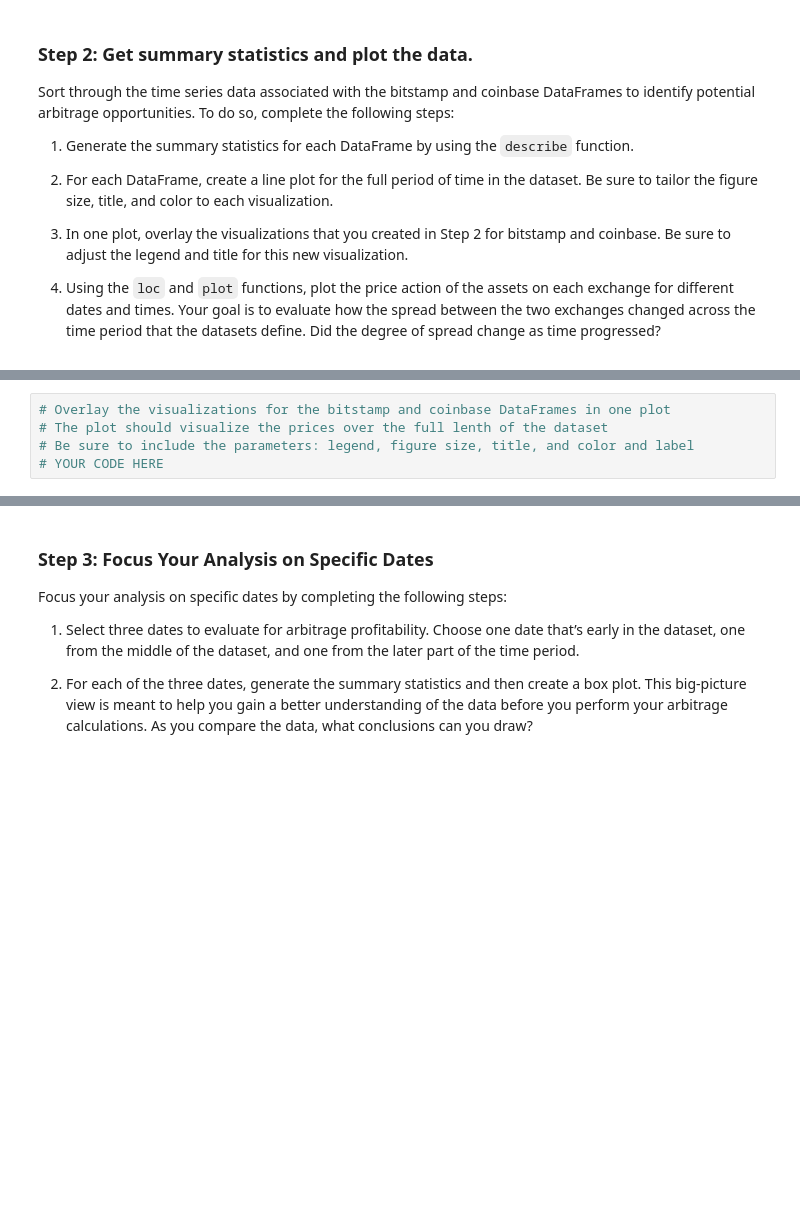
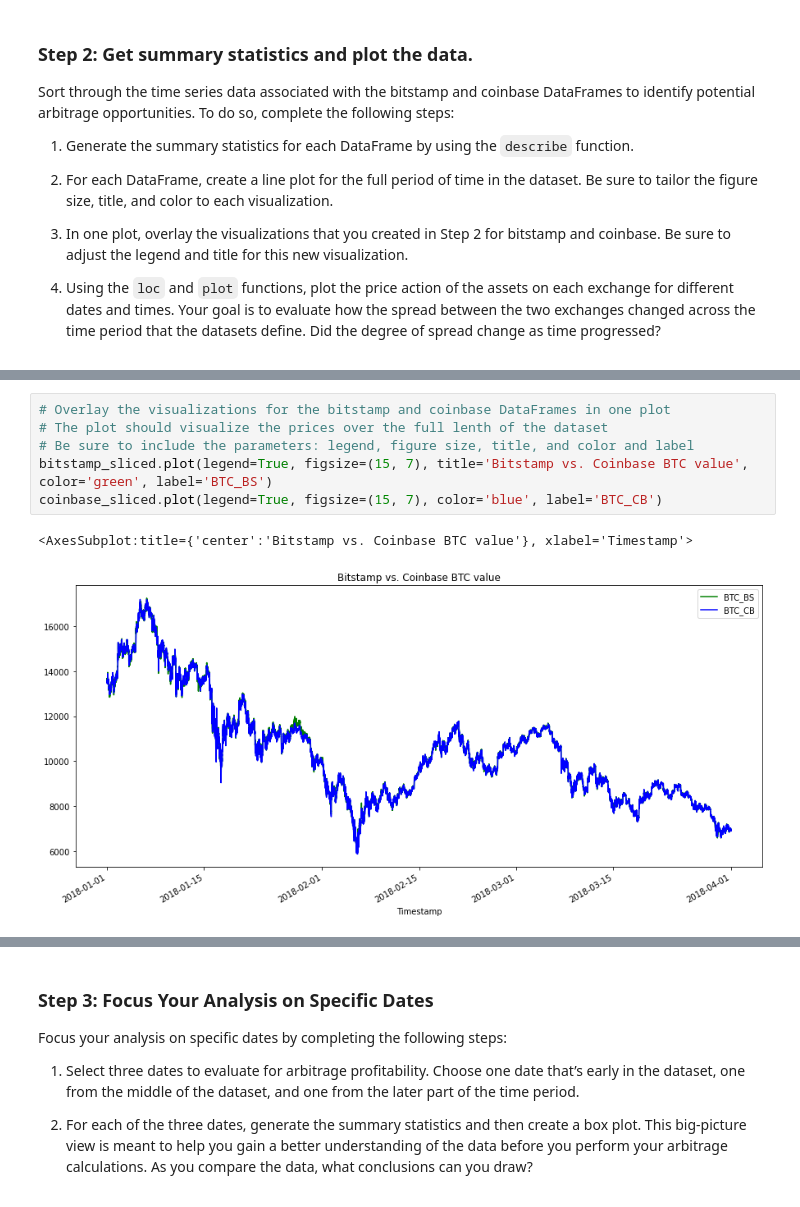
Before and after one commit to davidlp94/03_DLP_Bitcoin_arbitrage_application, a Jupyter notebook: crypto_arbitrage.ipynb, the cells around one changed output, grey strips where cells are left out. Cells and saved outputs as stored; diff of their text form; blank space fills up the shorter version.

```diff
--- a/crypto_arbitrage.ipynb
+++ b/crypto_arbitrage.ipynb
@@ -424,8 +456,12 @@ Sort through the time series data associated with the bitstamp and coinbase Data
 # %%
 # Overlay the visualizations for the bitstamp and coinbase DataFrames in one plot
 # The plot should visualize the prices over the full lenth of the dataset
 # Be sure to include the parameters: legend, figure size, title, and color and label
-# YOUR CODE HERE
+bitstamp_sliced.plot(legend=True, figsize=(15, 7), title='Bitstamp vs. Coinbase BTC value', color='green', label='BTC_BS')
+coinbase_sliced.plot(legend=True, figsize=(15, 7), color='blue', label='BTC_CB')
+# %% [output]
+<AxesSubplot:title={'center':'Bitstamp vs. Coinbase BTC value'}, xlabel='Timestamp'>
+[figure, added]
 # %%
 # Using the loc and plot functions, create an overlay plot that visualizes
 # the price action of both DataFrames for a one month period early in the dataset
```
Also changed, not shown: parts of 25 cells of this notebook.
